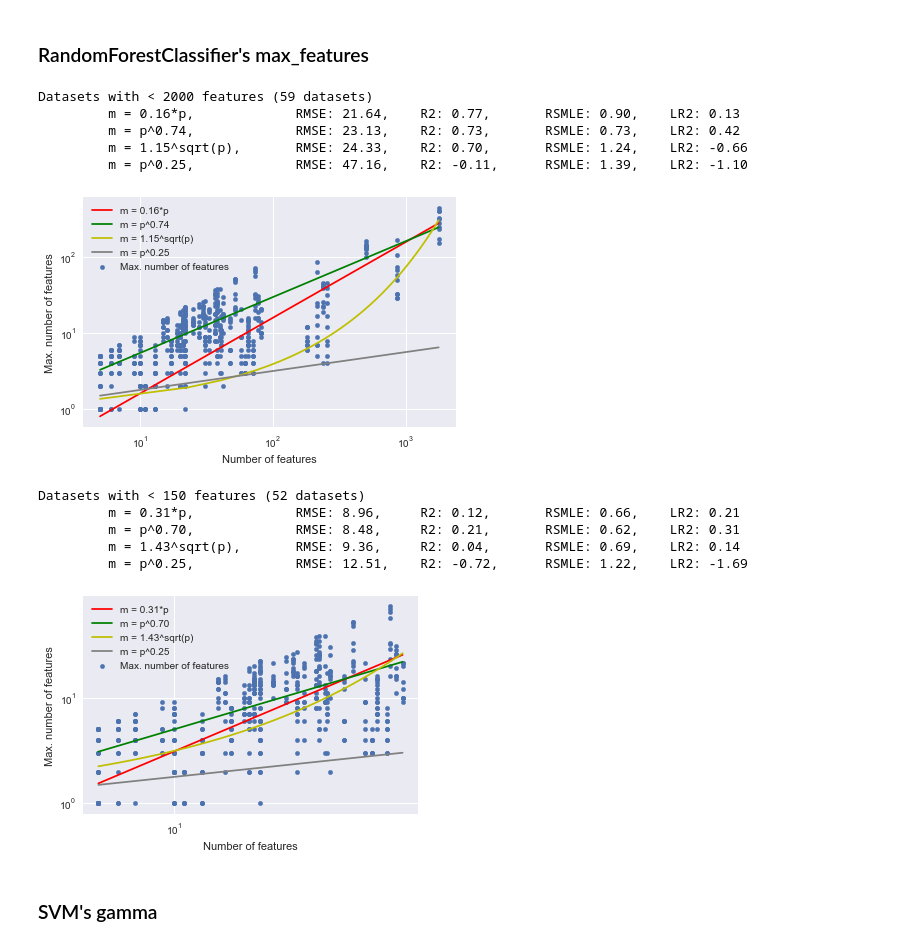
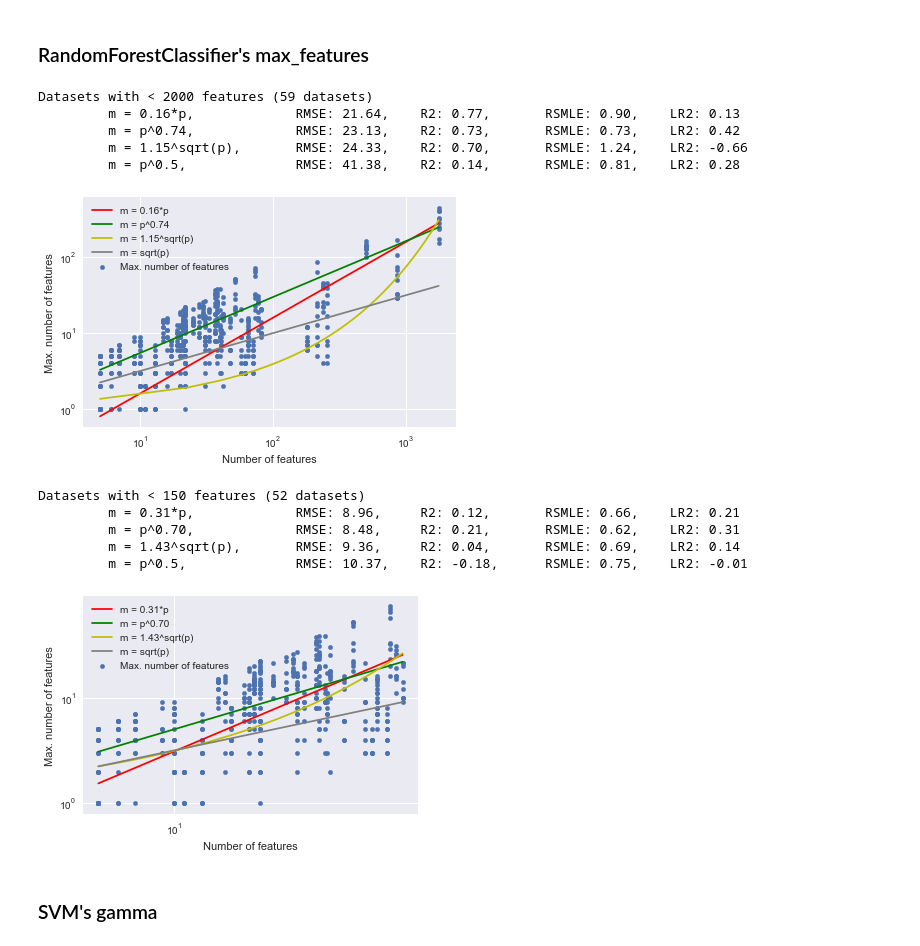
Before and after one commit to harel-coffee/hyperimp-auto, a Jupyter notebook: analysis experiment 1.ipynb, the cells around one changed output. Saved outputs shown, nothing was run; the diff lists cells and outputs as text; code cells hidden in the pictures.

Commit message:
fix plot

```diff
--- a/analysis experiment 1.ipynb
+++ b/analysis experiment 1.ipynb
@@ -124,7 +124,7 @@ def func4(x, a):
 def func5(x, a):
     return 0.006
 def func6(x,a):
-    return x ** 0.25
+    return np.sqrt(x)
 
 def evaluate(x, y, popt):
     residuals = y - func(x, popt)
@@ -163,43 +163,43 @@ for filter_val in [2000, 150]:
                   (popt[0], rmse, r_squared, rmsle, r_squared_log))
             plt.plot(x_plot, func(x_plot, popt[0]), label = 'm = %.2f*p' %popt[0], c='r')
         elif func == func2:
             print('\t m = p^%.2f,\t \t RMSE: %.2f, \t R2: %.2f, \t RSMLE: %.2f, \t LR2: %.2f'%
                   (popt[0], rmse, r_squared, rmsle, r_squared_log))
             #print('\t \t RMSE: %.2f, \t R2: %.2f'% (popt[0], rmse, r_squared))
             plt.plot(x_plot, func(x_plot, popt[0]), label = 'm = p^%.2f' %popt[0], c='g')
         elif func == func3:
             print('\t m = %.2f^sqrt(p),\t RMSE: %.2f, \t R2: %.2f, \t RSMLE: %.2f, \t LR2: %.2f'%
                   (popt[0], rmse, r_squared, rmsle, r_squared_log))
             #print(',\t RMSE: %.2f, \t R2: %.2f'% (popt[0], rmse, r_squared))
             plt.plot(x_plot, func(x_plot, popt[0]), label = 'm = %.2f^sqrt(p)' %popt[0], c='y')
         elif func == func6:
-            print('\t m = p^0.25,\t \t RMSE: %.2f, \t R2: %.2f, \t RSMLE: %.2f, \t LR2: %.2f'%
+            print('\t m = p^0.5,\t \t RMSE: %.2f, \t R2: %.2f, \t RSMLE: %.2f, \t LR2: %.2f'%
                   (rmse, r_squared, rmsle, r_squared_log))
             #print('\t \t RMSE: %.2f, \t R2: %.2f'% (popt[0], rmse, r_squared))
-            plt.plot(x_plot, func(x_plot, popt[0]), label = 'm = p^0.25' %popt[0], c='grey')
+            plt.plot(x_plot, func(x_plot, popt[0]), label = 'm = sqrt(p)' %popt[0], c='grey')
 
     plt.xlabel('Number of features')
     plt.ylabel('Max. number of features')
     plt.xscale('log')
     plt.yscale('log')
     plt.legend()
     if filter_val == 2000:
         plt.tight_layout()
         plt.savefig('02 figures/scatter_max_features.eps', format = 'eps')
     plt.show()
 # %% [output]
 Datasets with < 2000 features (59 datasets)
          m = 0.16*p,             RMSE: 21.64,    R2: 0.77,       RSMLE: 0.90,    LR2: 0.13
          m = p^0.74,             RMSE: 23.13,    R2: 0.73,       RSMLE: 0.73,    LR2: 0.42
          m = 1.15^sqrt(p),       RMSE: 24.33,    R2: 0.70,       RSMLE: 1.24,    LR2: -0.66
-         m = p^0.25,             RMSE: 47.16,    R2: -0.11,      RSMLE: 1.39,    LR2: -1.10
+         m = p^0.5,              RMSE: 41.38,    R2: 0.14,       RSMLE: 0.81,    LR2: 0.28
-[figure, old version]
+[figure, new version]
 Datasets with < 150 features (52 datasets)
          m = 0.31*p,             RMSE: 8.96,     R2: 0.12,       RSMLE: 0.66,    LR2: 0.21
          m = p^0.70,             RMSE: 8.48,     R2: 0.21,       RSMLE: 0.62,    LR2: 0.31
          m = 1.43^sqrt(p),       RMSE: 9.36,     R2: 0.04,       RSMLE: 0.69,    LR2: 0.14
-         m = p^0.25,             RMSE: 12.51,    R2: -0.72,      RSMLE: 1.22,    LR2: -1.69
+         m = p^0.5,              RMSE: 10.37,    R2: -0.18,      RSMLE: 0.75,    LR2: -0.01
-[figure, old version]
+[figure, new version]
 # %% [markdown]
 ### SVM's gamma
 # %%
```
Also changed, not shown: 1 other file.
